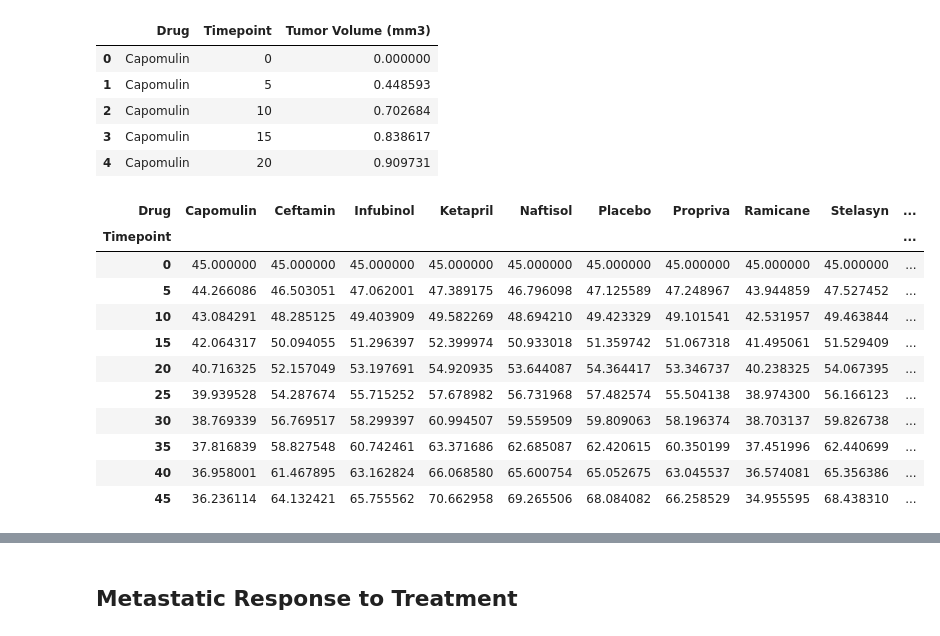
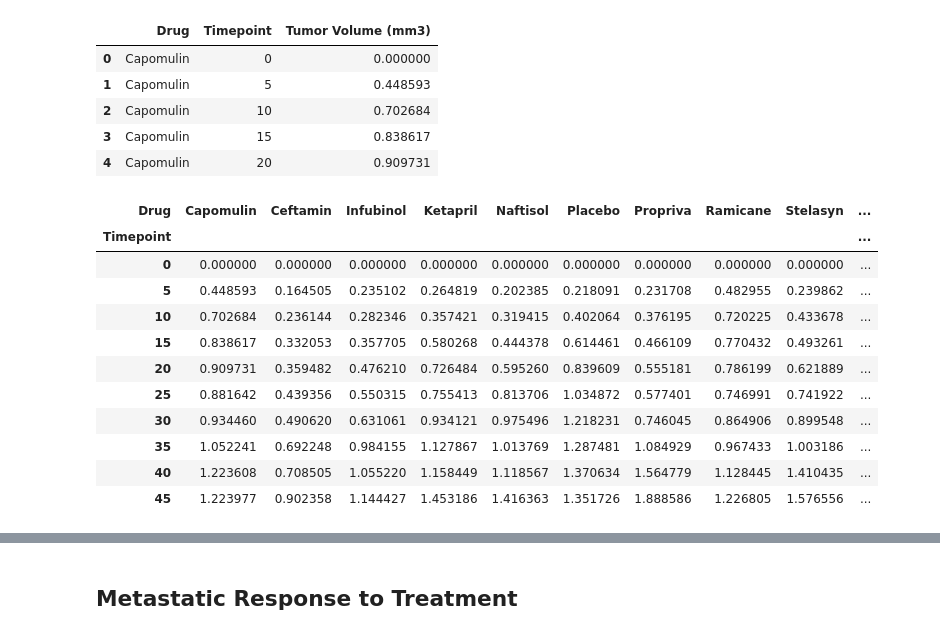
Before and after one commit to lrondi/Matplotlib, a Jupyter notebook: pymaceuticals_starter.ipynb, the cells around one changed output, grey strips where cells are left out. Drawn from its saved outputs; the diff is of its cells as text; code cells hidden in the pictures.

```diff
--- a/pymaceuticals_starter.ipynb
+++ b/pymaceuticals_starter.ipynb
@@ -69,22 +69,22 @@ std_error_df.head()
 # %%
 # Minor Data Munging to Re-Format the Data Frames
 pivot_df=avg_vol_df.pivot_table('Tumor Volume (mm3)','Timepoint','Drug')
 pivot_error_df=std_error_df.pivot_table('Tumor Volume (mm3)','Timepoint','Drug')
 
 # Preview that Reformatting worked
-pivot_df
+pivot_error_df
 # %% [output]
 | Drug | Capomulin | Ceftamin | Infubinol | Ketapril | Naftisol | Placebo | Propriva | Ramicane | Stelasyn | ... |
 | Timepoint |  |  |  |  |  |  |  |  |  | ... |
-| 0 | 45.000000 | 45.000000 | 45.000000 | 45.000000 | 45.000000 | 45.000000 | 45.000000 | 45.000000 | 45.000000 | ... |
-| 5 | 44.266086 | 46.503051 | 47.062001 | 47.389175 | 46.796098 | 47.125589 | 47.248967 | 43.944859 | 47.527452 | ... |
-| 10 | 43.084291 | 48.285125 | 49.403909 | 49.582269 | 48.694210 | 49.423329 | 49.101541 | 42.531957 | 49.463844 | ... |
-| 15 | 42.064317 | 50.094055 | 51.296397 | 52.399974 | 50.933018 | 51.359742 | 51.067318 | 41.495061 | 51.529409 | ... |
-| 20 | 40.716325 | 52.157049 | 53.197691 | 54.920935 | 53.644087 | 54.364417 | 53.346737 | 40.238325 | 54.067395 | ... |
-| 25 | 39.939528 | 54.287674 | 55.715252 | 57.678982 | 56.731968 | 57.482574 | 55.504138 | 38.974300 | 56.166123 | ... |
-| 30 | 38.769339 | 56.769517 | 58.299397 | 60.994507 | 59.559509 | 59.809063 | 58.196374 | 38.703137 | 59.826738 | ... |
-| 35 | 37.816839 | 58.827548 | 60.742461 | 63.371686 | 62.685087 | 62.420615 | 60.350199 | 37.451996 | 62.440699 | ... |
-| 40 | 36.958001 | 61.467895 | 63.162824 | 66.068580 | 65.600754 | 65.052675 | 63.045537 | 36.574081 | 65.356386 | ... |
-| 45 | 36.236114 | 64.132421 | 65.755562 | 70.662958 | 69.265506 | 68.084082 | 66.258529 | 34.955595 | 68.438310 | ... |
+| 0 | 0.000000 | 0.000000 | 0.000000 | 0.000000 | 0.000000 | 0.000000 | 0.000000 | 0.000000 | 0.000000 | ... |
+| 5 | 0.448593 | 0.164505 | 0.235102 | 0.264819 | 0.202385 | 0.218091 | 0.231708 | 0.482955 | 0.239862 | ... |
+| 10 | 0.702684 | 0.236144 | 0.282346 | 0.357421 | 0.319415 | 0.402064 | 0.376195 | 0.720225 | 0.433678 | ... |
+| 15 | 0.838617 | 0.332053 | 0.357705 | 0.580268 | 0.444378 | 0.614461 | 0.466109 | 0.770432 | 0.493261 | ... |
+| 20 | 0.909731 | 0.359482 | 0.476210 | 0.726484 | 0.595260 | 0.839609 | 0.555181 | 0.786199 | 0.621889 | ... |
+| 25 | 0.881642 | 0.439356 | 0.550315 | 0.755413 | 0.813706 | 1.034872 | 0.577401 | 0.746991 | 0.741922 | ... |
+| 30 | 0.934460 | 0.490620 | 0.631061 | 0.934121 | 0.975496 | 1.218231 | 0.746045 | 0.864906 | 0.899548 | ... |
+| 35 | 1.052241 | 0.692248 | 0.984155 | 1.127867 | 1.013769 | 1.287481 | 1.084929 | 0.967433 | 1.003186 | ... |
+| 40 | 1.223608 | 0.708505 | 1.055220 | 1.158449 | 1.118567 | 1.370634 | 1.564779 | 1.128445 | 1.410435 | ... |
+| 45 | 1.223977 | 0.902358 | 1.144427 | 1.453186 | 1.416363 | 1.351726 | 1.888586 | 1.226805 | 1.576556 | ... |
 # %%
 # Generate the Plot (with Error Bars)
```
Also changed, not shown: parts of 5 cells of this notebook, 2 other files.
